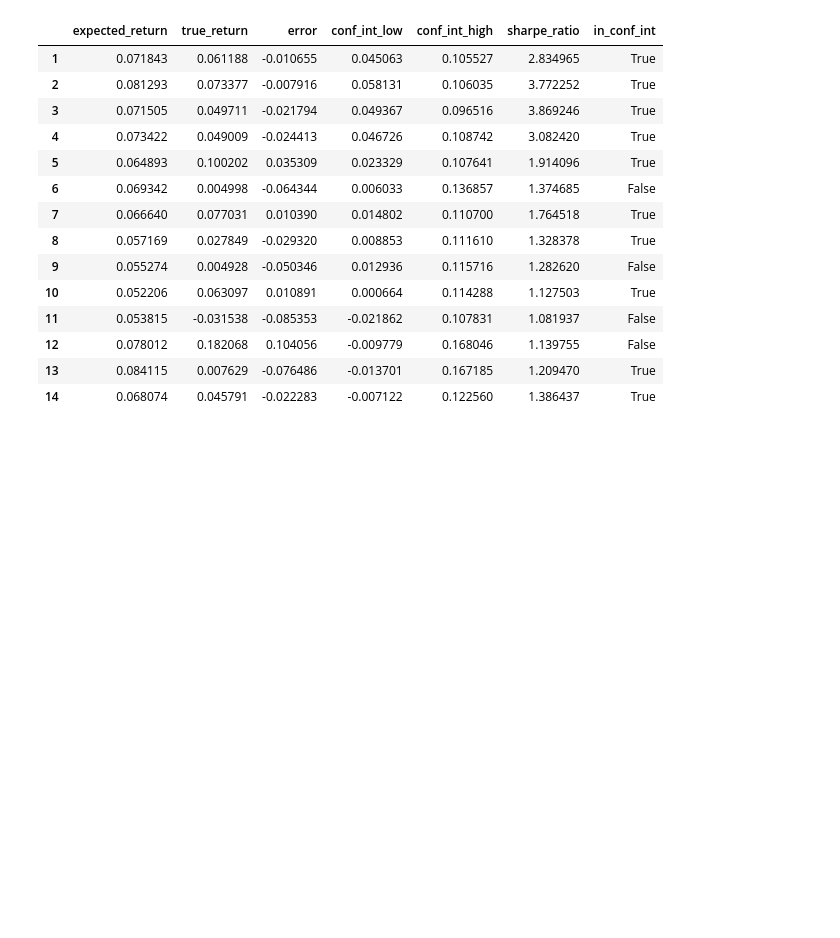
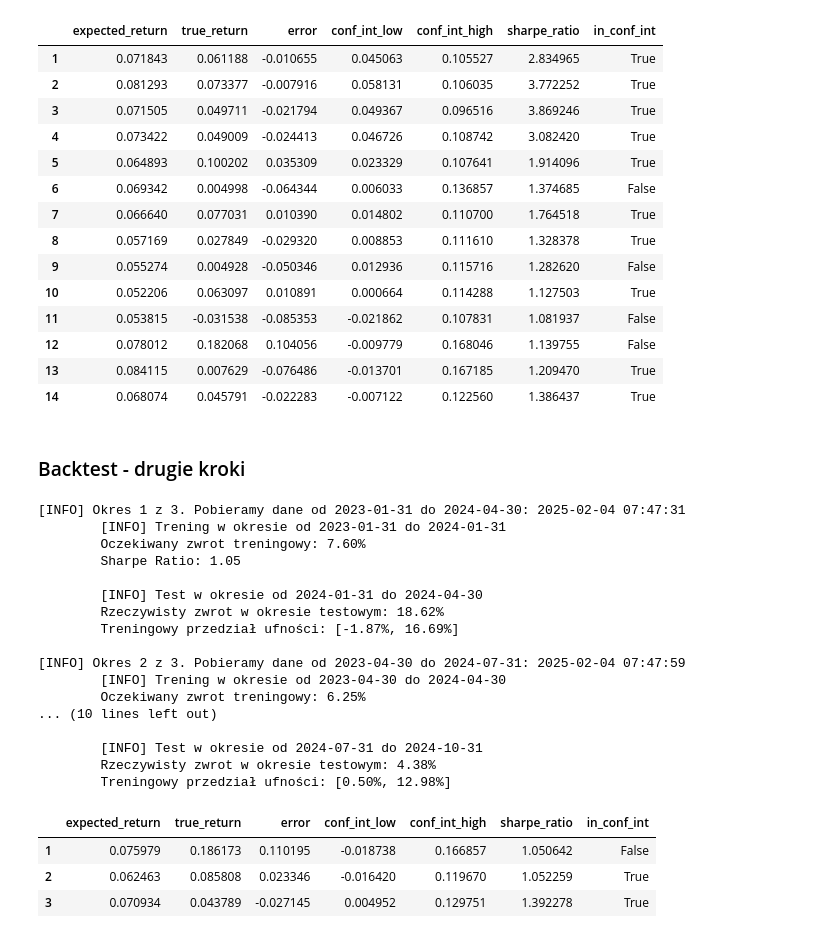
Before and after one commit to jakubweglowski/ETF-Trading, a Jupyter notebook: run.ipynb, the cells around one changed output. Drawn from its saved outputs; the diff is of its cells as text; code cells hidden in the pictures; blank space fills up the shorter version.

Commit message:
Loaded more data, added Backtest module

```diff
--- a/run.ipynb
+++ b/run.ipynb
@@ -467,3 +471,36 @@ summary
 | 12 | 0.078012 | 0.182068 | 0.104056 | -0.009779 | 0.168046 | 1.139755 | False |
 | 13 | 0.084115 | 0.007629 | -0.076486 | -0.013701 | 0.167185 | 1.209470 | True |
 | 14 | 0.068074 | 0.045791 | -0.022283 | -0.007122 | 0.122560 | 1.386437 | True |
+# %% [markdown]
+### Backtest - drugie kroki
+# %%
+# Input:
+start, end = '2023-01-01', '2025-01-30'
+freq = '3M'
+
+
+bt = Backtest(start, end, freq, len_train=3)
+backtest_summary = bt.getSummary()
+backtest_summary
+# %% [output]
+[INFO] Okres 1 z 3. Pobieramy dane od 2023-01-31 do 2024-04-30: 2025-02-04 07:47:31
+        [INFO] Trening w okresie od 2023-01-31 do 2024-01-31
+        Oczekiwany zwrot treningowy: 7.60%
+        Sharpe Ratio: 1.05
+
+        [INFO] Test w okresie od 2024-01-31 do 2024-04-30
+        Rzeczywisty zwrot w okresie testowym: 18.62%
+        Treningowy przedział ufności: [-1.87%, 16.69%]
+
+[INFO] Okres 2 z 3. Pobieramy dane od 2023-04-30 do 2024-07-31: 2025-02-04 07:47:59
+        [INFO] Trening w okresie od 2023-04-30 do 2024-04-30
+        Oczekiwany zwrot treningowy: 6.25%
+... (10 lines left out)
+
+        [INFO] Test w okresie od 2024-07-31 do 2024-10-31
+        Rzeczywisty zwrot w okresie testowym: 4.38%
+        Treningowy przedział ufności: [0.50%, 12.98%]
+|  | expected_return | true_return | error | conf_int_low | conf_int_high | sharpe_ratio | in_conf_int |
+| 1 | 0.075979 | 0.186173 | 0.110195 | -0.018738 | 0.166857 | 1.050642 | False |
+| 2 | 0.062463 | 0.085808 | 0.023346 | -0.016420 | 0.119670 | 1.052259 | True |
+| 3 | 0.070934 | 0.043789 | -0.027145 | 0.004952 | 0.129751 | 1.392278 | True |
```
Also changed, not shown: parts of 2 cells of this notebook, 6 other files.
